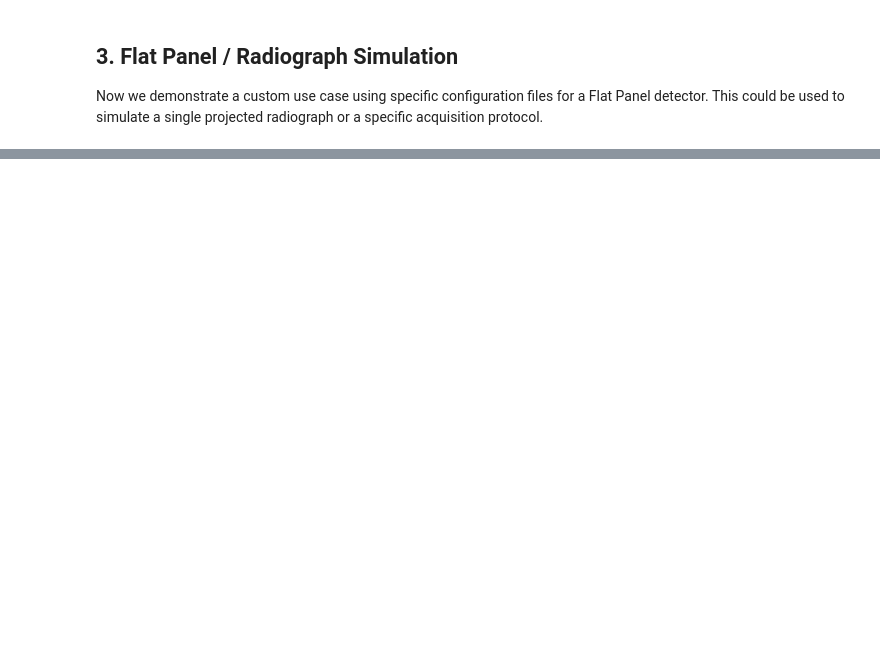
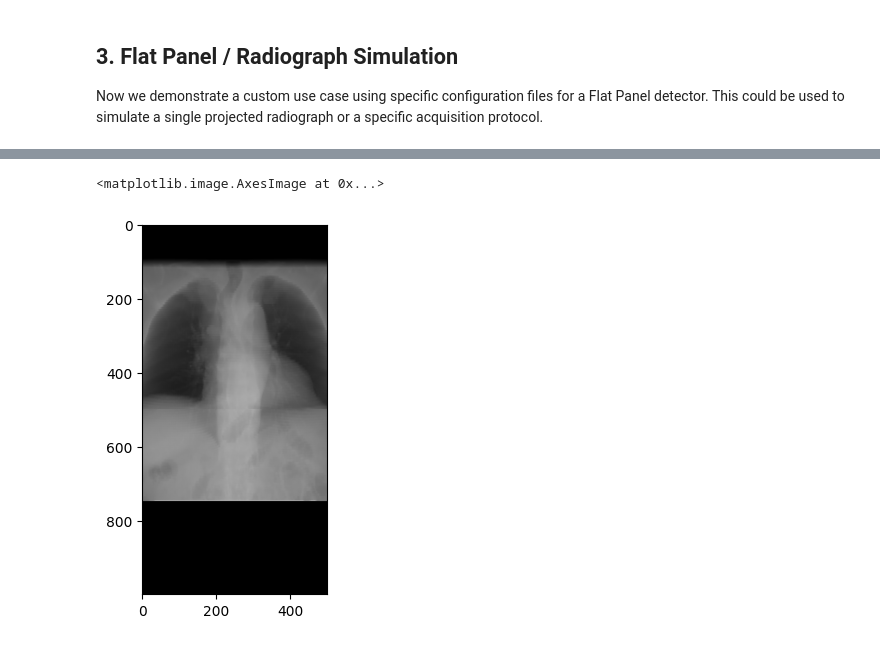
Before and after one commit to DIDSR/VITools, a Jupyter notebook: notebooks/04_voxelized_phantom_radiograph.ipynb, the cells around one changed output, grey strips where cells are left out. Drawn from its saved outputs; the diff is of its cells as text; code cells hidden in the pictures; blank space fills up the shorter version.

```diff
--- a/notebooks/04_voxelized_phantom_radiograph.ipynb
+++ b/notebooks/04_voxelized_phantom_radiograph.ipynb
@@ -355,0 +332,15 @@ else:
+# %%
+# Initialize a new scanner object for the flat panel simulation
+scanner_fp = Scanner(phantom, output_dir="output_flat_panel")
+
+# Load the custom configurations
+print("Loading custom configuration...")
+scanner_fp.xcist.load_cfg(
+    cfg_dir / 'protocol_flat_panel.cfg',
+    cfg_dir / 'physics_flat_panel.cfg',
+    cfg_dir / 'scanner_flat_panel.cfg'
+)
+
+# Run the simulation
+print("Running Flat Panel Simulation...")
+scanner_fp.run_scan(views=1, bhc=False)
@@ -355,0 +400,12 @@ else:
+# %%
+from VITools.scanner import get_projection_data
+projections = []
+for proj in scanner_fp._projections:
+    scanner_fp.xcist.cfg.resultsName = proj
+    scanner_fp.xcist.resultsName = scanner_fp.xcist.cfg.resultsName
+    projections.append(get_projection_data(scanner_fp.xcist))
+projections = np.concatenate(projections[::-1], axis=1)
+plt.imshow(projections[0], cmap='grey')
+# %% [output]
+<matplotlib.image.AxesImage at 0x...>
+[figure, added]
```
Also changed, not shown: parts of 10 cells of this notebook.
